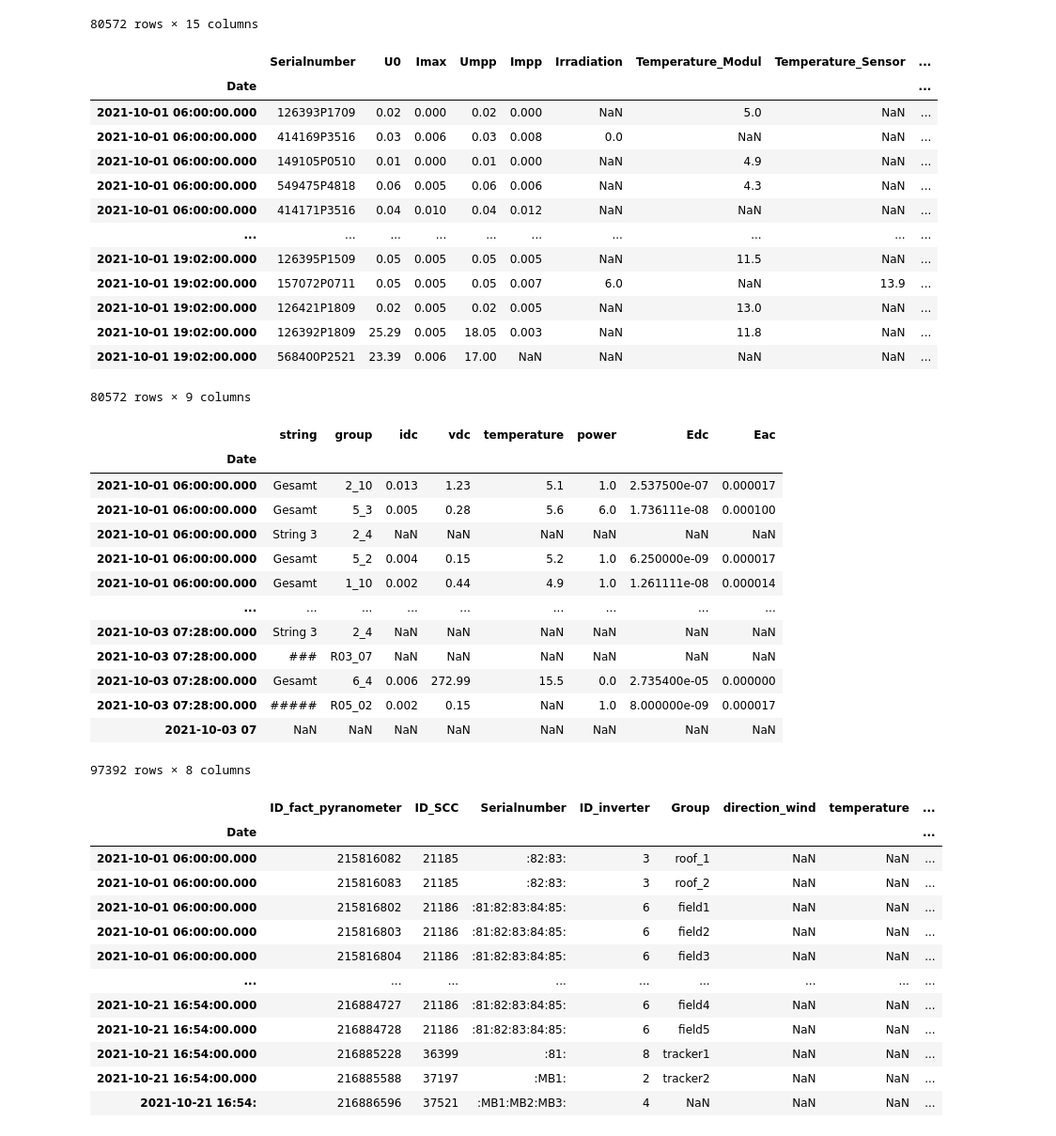
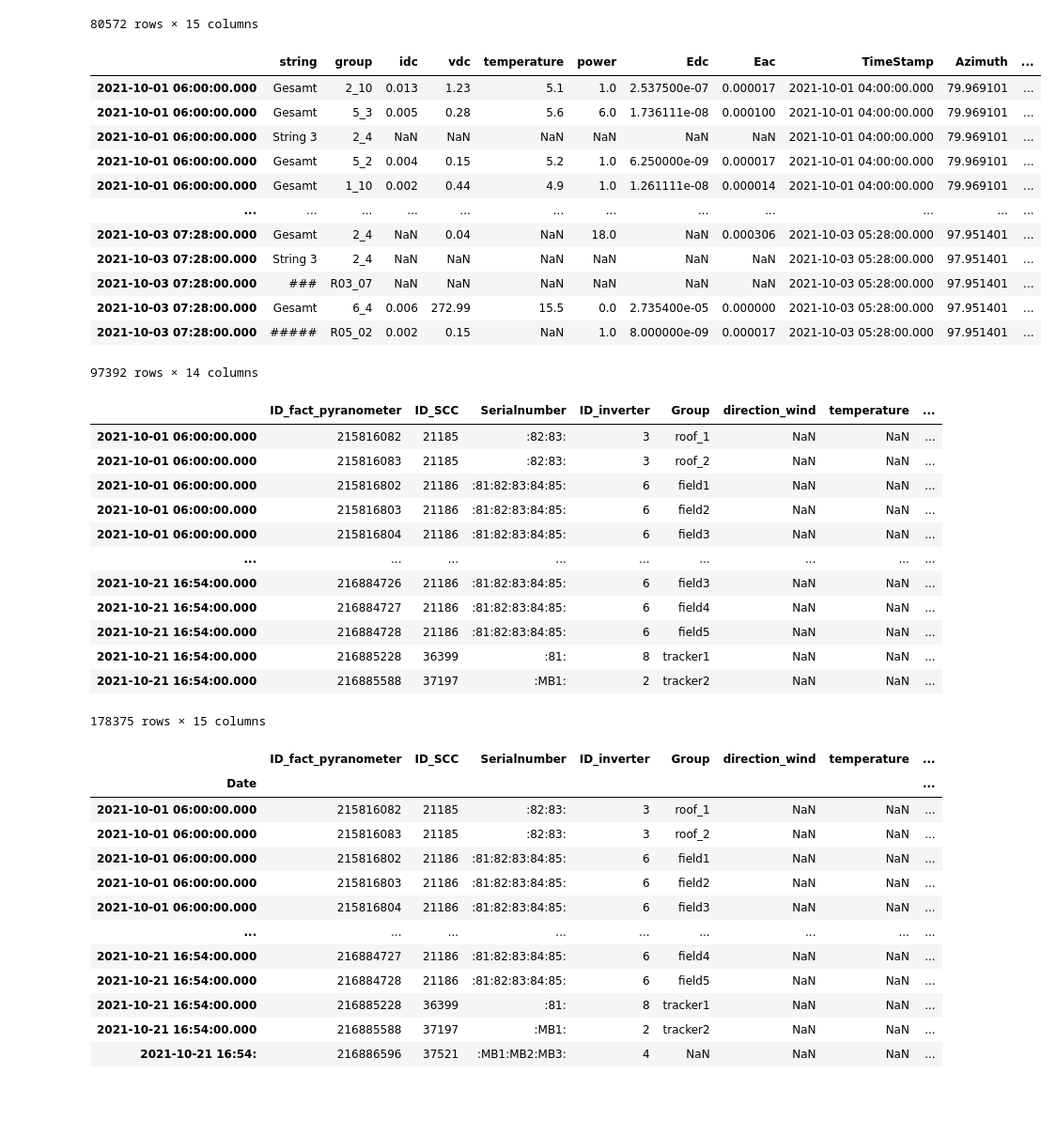
Before and after one commit to prasadanilmore/EDApython, a Jupyter notebook: Qcell.ipynb, the cells around one changed output. Shown at 94% size. Saved outputs shown, nothing was run; the diff lists cells and outputs as text; code cells hidden in the pictures; blank space fills up the shorter version.

```diff
--- a/Qcell.ipynb
+++ b/Qcell.ipynb
@@ -63,37 +63,40 @@ mpp_sun
 | 2021-10-01 19:02:00.000 | 126392P1809 | 25.29 | 0.005 | 18.05 | 0.003 | NaN | 11.8 | NaN | ... |
 | 2021-10-01 19:02:00.000 | 568400P2521 | 23.39 | 0.006 | 17.00 | NaN | NaN | NaN | NaN | ... |
 80572 rows × 15 columns
-# %%
-display(mpp,multi)
-# %% [output]
-|  | Serialnumber | U0 | Imax | Umpp | Impp | Irradiation | Temperature_Modul | Temperature_Sensor | ... |
-| Date |  |  |  |  |  |  |  |  | ... |
-| 2021-10-01 06:00:00.000 | 126393P1709 | 0.02 | 0.000 | 0.02 | 0.000 | NaN | 5.0 | NaN | ... |
-| 2021-10-01 06:00:00.000 | 414169P3516 | 0.03 | 0.006 | 0.03 | 0.008 | 0.0 | NaN | NaN | ... |
-| 2021-10-01 06:00:00.000 | 149105P0510 | 0.01 | 0.000 | 0.01 | 0.000 | NaN | 4.9 | NaN | ... |
-| 2021-10-01 06:00:00.000 | 549475P4818 | 0.06 | 0.005 | 0.06 | 0.006 | NaN | 4.3 | NaN | ... |
-| 2021-10-01 06:00:00.000 | 414171P3516 | 0.04 | 0.010 | 0.04 | 0.012 | NaN | NaN | NaN | ... |
-| ... | ... | ... | ... | ... | ... | ... | ... | ... | ... |
-| 2021-10-01 19:02:00.000 | 126395P1509 | 0.05 | 0.005 | 0.05 | 0.005 | NaN | 11.5 | NaN | ... |
-| 2021-10-01 19:02:00.000 | 157072P0711 | 0.05 | 0.005 | 0.05 | 0.007 | 6.0 | NaN | 13.9 | ... |
-| 2021-10-01 19:02:00.000 | 126421P1809 | 0.02 | 0.005 | 0.02 | 0.005 | NaN | 13.0 | NaN | ... |
-| 2021-10-01 19:02:00.000 | 126392P1809 | 25.29 | 0.005 | 18.05 | 0.003 | NaN | 11.8 | NaN | ... |
-| 2021-10-01 19:02:00.000 | 568400P2521 | 23.39 | 0.006 | 17.00 | NaN | NaN | NaN | NaN | ... |
-80572 rows × 9 columns
-|  | string | group | idc | vdc | temperature | power | Edc | Eac |
-| Date |  |  |  |  |  |  |  |  |
-| 2021-10-01 06:00:00.000 | Gesamt | 2_10 | 0.013 | 1.23 | 5.1 | 1.0 | 2.537500e-07 | 0.000017 |
-| 2021-10-01 06:00:00.000 | Gesamt | 5_3 | 0.005 | 0.28 | 5.6 | 6.0 | 1.736111e-08 | 0.000100 |
-| 2021-10-01 06:00:00.000 | String 3 | 2_4 | NaN | NaN | NaN | NaN | NaN | NaN |
-| 2021-10-01 06:00:00.000 | Gesamt | 5_2 | 0.004 | 0.15 | 5.2 | 1.0 | 6.250000e-09 | 0.000017 |
-| 2021-10-01 06:00:00.000 | Gesamt | 1_10 | 0.002 | 0.44 | 4.9 | 1.0 | 1.261111e-08 | 0.000014 |
-| ... | ... | ... | ... | ... | ... | ... | ... | ... |
-| 2021-10-03 07:28:00.000 | String 3 | 2_4 | NaN | NaN | NaN | NaN | NaN | NaN |
-| 2021-10-03 07:28:00.000 | ### | R03_07 | NaN | NaN | NaN | NaN | NaN | NaN |
-| 2021-10-03 07:28:00.000 | Gesamt | 6_4 | 0.006 | 272.99 | 15.5 | 0.0 | 2.735400e-05 | 0.000000 |
-| 2021-10-03 07:28:00.000 | ##### | R05_02 | 0.002 | 0.15 | NaN | 1.0 | 8.000000e-09 | 0.000017 |
-| 2021-10-03 07 | NaN | NaN | NaN | NaN | NaN | NaN | NaN | NaN |
-97392 rows × 8 columns
+# %%
+multi_sun = pd.merge(multi, sun, left_index = True, right_index = True, how = "left")
+multi_sun
+# %% [output]
+|  | string | group | idc | vdc | temperature | power | Edc | Eac | TimeStamp | Azimuth | ... |
+| 2021-10-01 06:00:00.000 | Gesamt | 2_10 | 0.013 | 1.23 | 5.1 | 1.0 | 2.537500e-07 | 0.000017 | 2021-10-01 04:00:00.000 | 79.969101 | ... |
+| 2021-10-01 06:00:00.000 | Gesamt | 5_3 | 0.005 | 0.28 | 5.6 | 6.0 | 1.736111e-08 | 0.000100 | 2021-10-01 04:00:00.000 | 79.969101 | ... |
+| 2021-10-01 06:00:00.000 | String 3 | 2_4 | NaN | NaN | NaN | NaN | NaN | NaN | 2021-10-01 04:00:00.000 | 79.969101 | ... |
+| 2021-10-01 06:00:00.000 | Gesamt | 5_2 | 0.004 | 0.15 | 5.2 | 1.0 | 6.250000e-09 | 0.000017 | 2021-10-01 04:00:00.000 | 79.969101 | ... |
+| 2021-10-01 06:00:00.000 | Gesamt | 1_10 | 0.002 | 0.44 | 4.9 | 1.0 | 1.261111e-08 | 0.000014 | 2021-10-01 04:00:00.000 | 79.969101 | ... |
+| ... | ... | ... | ... | ... | ... | ... | ... | ... | ... | ... | ... |
+| 2021-10-03 07:28:00.000 | Gesamt | 2_4 | NaN | 0.04 | NaN | 18.0 | NaN | 0.000306 | 2021-10-03 05:28:00.000 | 97.951401 | ... |
+| 2021-10-03 07:28:00.000 | String 3 | 2_4 | NaN | NaN | NaN | NaN | NaN | NaN | 2021-10-03 05:28:00.000 | 97.951401 | ... |
+| 2021-10-03 07:28:00.000 | ### | R03_07 | NaN | NaN | NaN | NaN | NaN | NaN | 2021-10-03 05:28:00.000 | 97.951401 | ... |
+| 2021-10-03 07:28:00.000 | Gesamt | 6_4 | 0.006 | 272.99 | 15.5 | 0.0 | 2.735400e-05 | 0.000000 | 2021-10-03 05:28:00.000 | 97.951401 | ... |
+| 2021-10-03 07:28:00.000 | ##### | R05_02 | 0.002 | 0.15 | NaN | 1.0 | 8.000000e-09 | 0.000017 | 2021-10-03 05:28:00.000 | 97.951401 | ... |
+97392 rows × 14 columns
+# %%
+pyrano_sun = pd.merge(pyrano, sun, left_index = True, right_index = True, how = "left")
+pyrano_sun
+# %% [output]
+|  | ID_fact_pyranometer | ID_SCC | Serialnumber | ID_inverter | Group | direction_wind | temperature | ... |
+| 2021-10-01 06:00:00.000 | 215816082 | 21185 | :82:83: | 3 | roof_1 | NaN | NaN | ... |
+| 2021-10-01 06:00:00.000 | 215816083 | 21185 | :82:83: | 3 | roof_2 | NaN | NaN | ... |
+| 2021-10-01 06:00:00.000 | 215816802 | 21186 | :81:82:83:84:85: | 6 | field1 | NaN | NaN | ... |
+| 2021-10-01 06:00:00.000 | 215816803 | 21186 | :81:82:83:84:85: | 6 | field2 | NaN | NaN | ... |
+| 2021-10-01 06:00:00.000 | 215816804 | 21186 | :81:82:83:84:85: | 6 | field3 | NaN | NaN | ... |
+| ... | ... | ... | ... | ... | ... | ... | ... | ... |
+| 2021-10-21 16:54:00.000 | 216884726 | 21186 | :81:82:83:84:85: | 6 | field3 | NaN | NaN | ... |
+| 2021-10-21 16:54:00.000 | 216884727 | 21186 | :81:82:83:84:85: | 6 | field4 | NaN | NaN | ... |
+| 2021-10-21 16:54:00.000 | 216884728 | 21186 | :81:82:83:84:85: | 6 | field5 | NaN | NaN | ... |
+| 2021-10-21 16:54:00.000 | 216885228 | 36399 | :81: | 8 | tracker1 | NaN | NaN | ... |
+| 2021-10-21 16:54:00.000 | 216885588 | 37197 | :MB1: | 2 | tracker2 | NaN | NaN | ... |
+178375 rows × 15 columns
 # %%
 df_list = [pyrano]
 # %%
```
